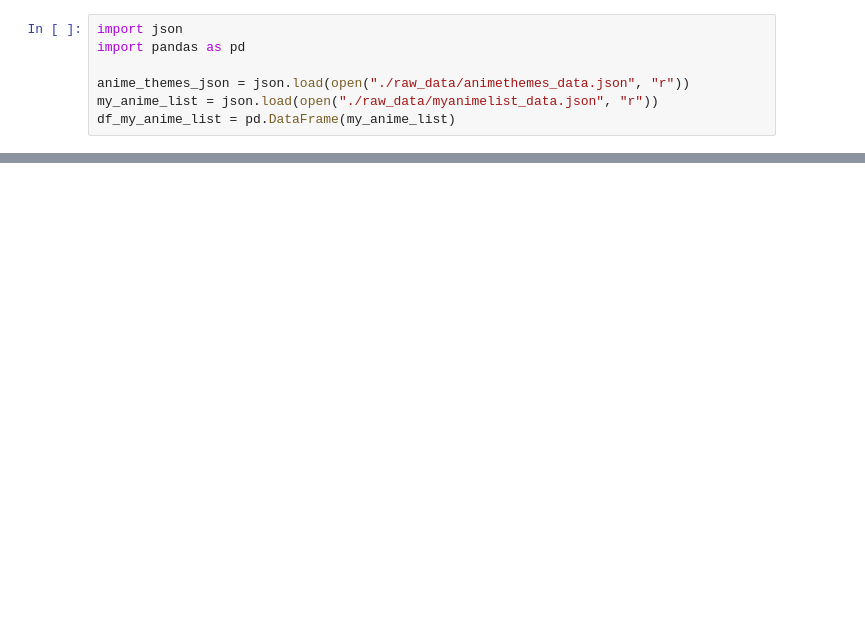
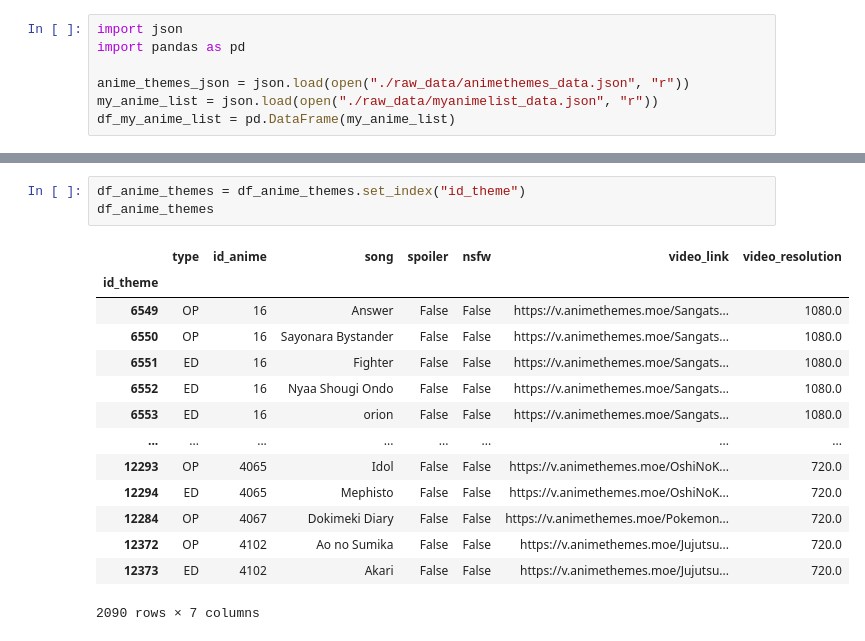
Before and after one commit to Javier-Jimenez99/Animdle, a Jupyter notebook: scripts/explore_data.ipynb, the cells around one changed output, grey strips where cells are left out. Cells and saved outputs as stored; diff of their text form; blank space fills up the shorter version.

```diff
--- a/scripts/explore_data.ipynb
+++ b/scripts/explore_data.ipynb
@@ -134,0 +217,18 @@ df_merged[df_merged["title_parsed"] == "haikyuu!! to the top"]
+# %%
+df_anime_themes = df_anime_themes.set_index("id_theme")
+df_anime_themes
+# %% [output]
+|  | type | id_anime | song | spoiler | nsfw | video_link | video_resolution |
+| id_theme |  |  |  |  |  |  |  |
+| 6549 | OP | 16 | Answer | False | False | https://v.animethemes.moe/Sangats... | 1080.0 |
+| 6550 | OP | 16 | Sayonara Bystander | False | False | https://v.animethemes.moe/Sangats... | 1080.0 |
+| 6551 | ED | 16 | Fighter | False | False | https://v.animethemes.moe/Sangats... | 1080.0 |
+| 6552 | ED | 16 | Nyaa Shougi Ondo | False | False | https://v.animethemes.moe/Sangats... | 1080.0 |
+| 6553 | ED | 16 | orion | False | False | https://v.animethemes.moe/Sangats... | 1080.0 |
+| ... | ... | ... | ... | ... | ... | ... | ... |
+| 12293 | OP | 4065 | Idol | False | False | https://v.animethemes.moe/OshiNoK... | 720.0 |
+| 12294 | ED | 4065 | Mephisto | False | False | https://v.animethemes.moe/OshiNoK... | 720.0 |
+| 12284 | OP | 4067 | Dokimeki Diary | False | False | https://v.animethemes.moe/Pokemon... | 720.0 |
+| 12372 | OP | 4102 | Ao no Sumika | False | False | https://v.animethemes.moe/Jujutsu... | 720.0 |
+| 12373 | ED | 4102 | Akari | False | False | https://v.animethemes.moe/Jujutsu... | 720.0 |
+2090 rows × 7 columns
```
Also changed, not shown: parts of 12 cells of this notebook, 4 other files.
